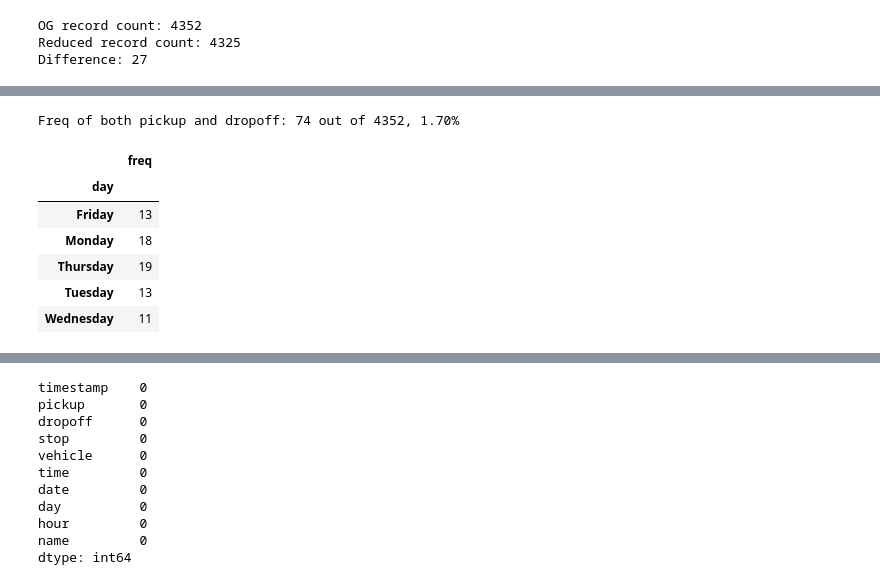
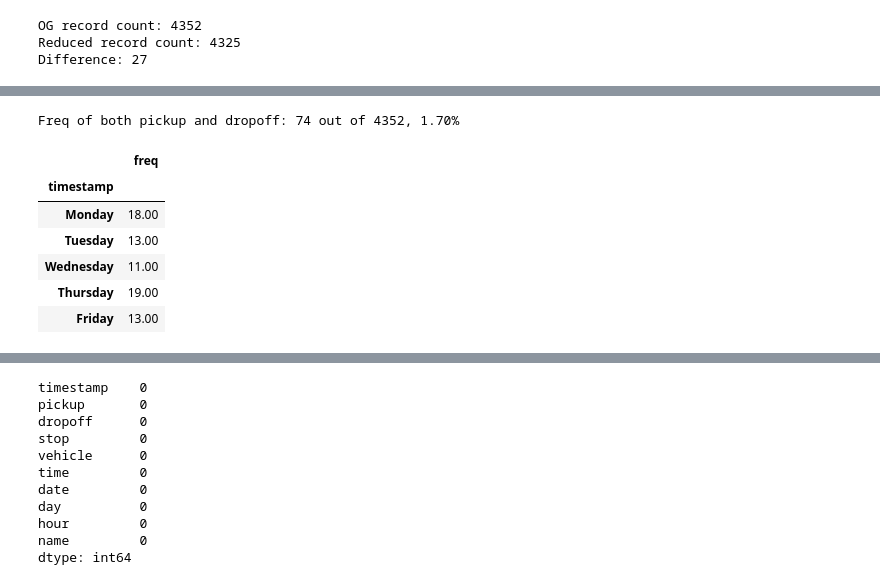
Before and after one commit to jrosilam/MayMobility_TakeHome, a Jupyter notebook: takehome_test.ipynb, the cells around one changed output, grey strips where cells are left out. Saved outputs shown, nothing was run; the diff lists cells and outputs as text; code cells hidden in the pictures.

Commit message:
finish simple stats on Ridership df

```diff
--- a/takehome_test.ipynb
+++ b/takehome_test.ipynb
@@ -403,16 +388,16 @@ sim_ridership_df
 # %%
 sim_count = sim_ridership_df.shape[0] # simultaneous records
 
 print(f"Freq of both pickup and dropoff: {sim_count} out of {total_records}, {sim_count/total_records:.2%}")
 
 # which days?
-sim_ridership_df[["pickup"]].groupby(ridership_df["day"]).count().rename(columns={"pickup":"freq"})
+sim_ridership_df[["pickup"]].groupby(sim_ridership_df["timestamp"].dt.day_name()).count().rename(columns={"pickup":"freq"}).reindex(days_of_the_week).dropna()
 # %% [output]
 Freq of both pickup and dropoff: 74 out of 4352, 1.70%
 |  | freq |
-| day |  |
-| Friday | 13 |
-| Monday | 18 |
-| Thursday | 19 |
-| Tuesday | 13 |
-| Wednesday | 11 |
+| timestamp |  |
+| Monday | 18.00 |
+| Tuesday | 13.00 |
+| Wednesday | 11.00 |
+| Thursday | 19.00 |
+| Friday | 13.00 |
```
Also changed, not shown: parts of 21 cells of this notebook.
